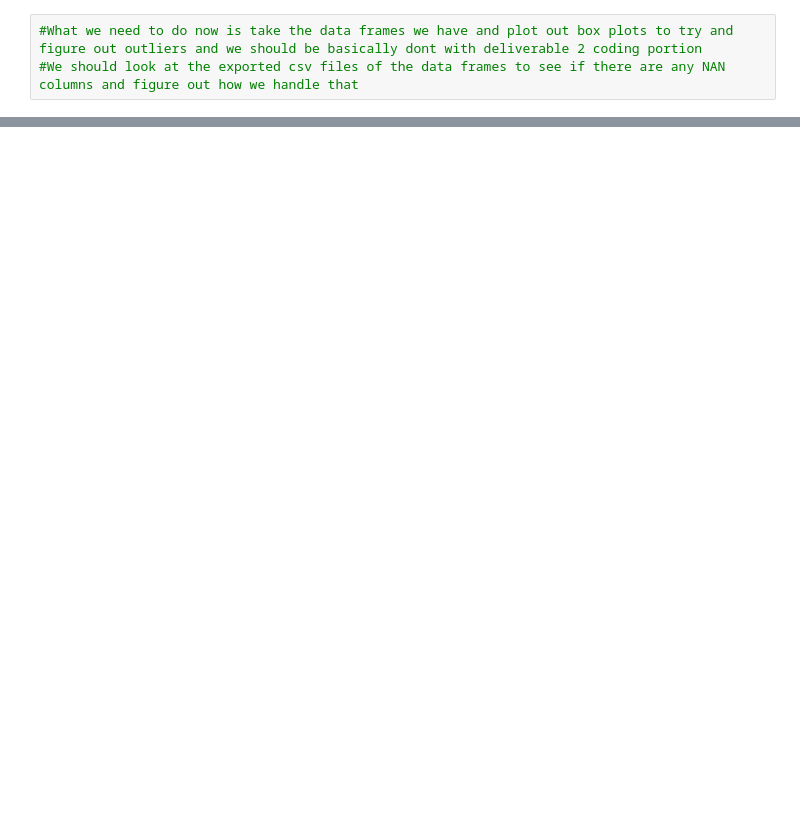
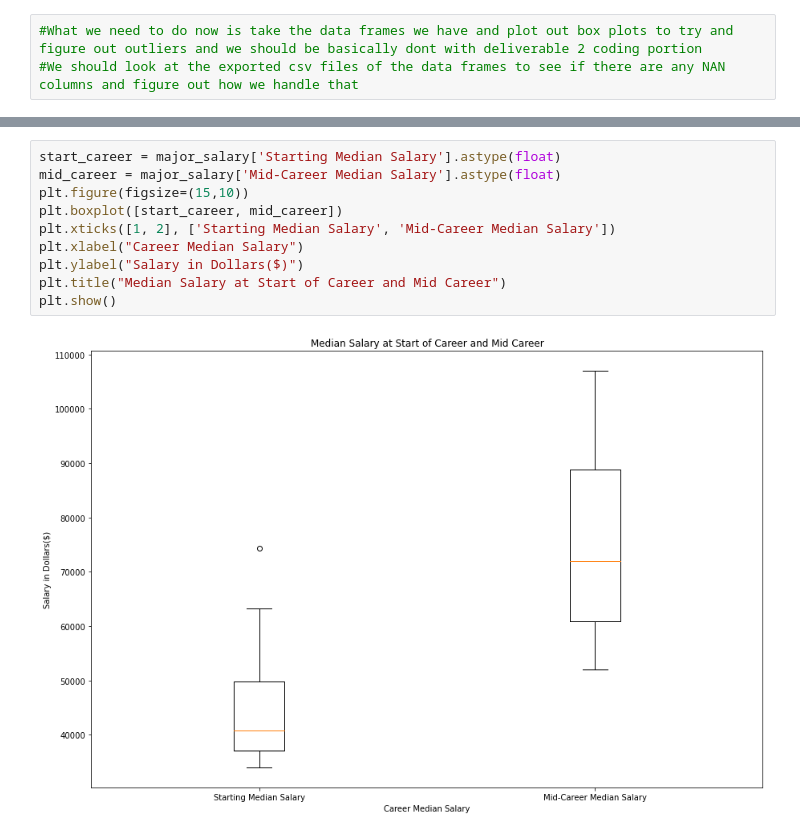
Before and after one commit to CS301-Group4/Student-Grades, a Jupyter notebook: Question_1.ipynb, the cells around one changed output, grey strips where cells are left out. Cells and saved outputs as stored; diff of their text form; blank space fills up the shorter version.

```diff
--- a/Question_1.ipynb
+++ b/Question_1.ipynb
@@ -63,0 +92,12 @@ major_salary.to_csv("major_salary.csv")
+# %%
+start_career = major_salary['Starting Median Salary'].astype(float)
+mid_career = major_salary['Mid-Career Median Salary'].astype(float)
+plt.figure(figsize=(15,10))
+plt.boxplot([start_career, mid_career])
+plt.xticks([1, 2], ['Starting Median Salary', 'Mid-Career Median Salary'])
+plt.xlabel("Career Median Salary")
+plt.ylabel("Salary in Dollars($)")
+plt.title("Median Salary at Start of Career and Mid Career")
+plt.show()
+# %% [output]
+[figure, added]
```
Also changed, not shown: parts of 13 cells of this notebook, 1 other file.
